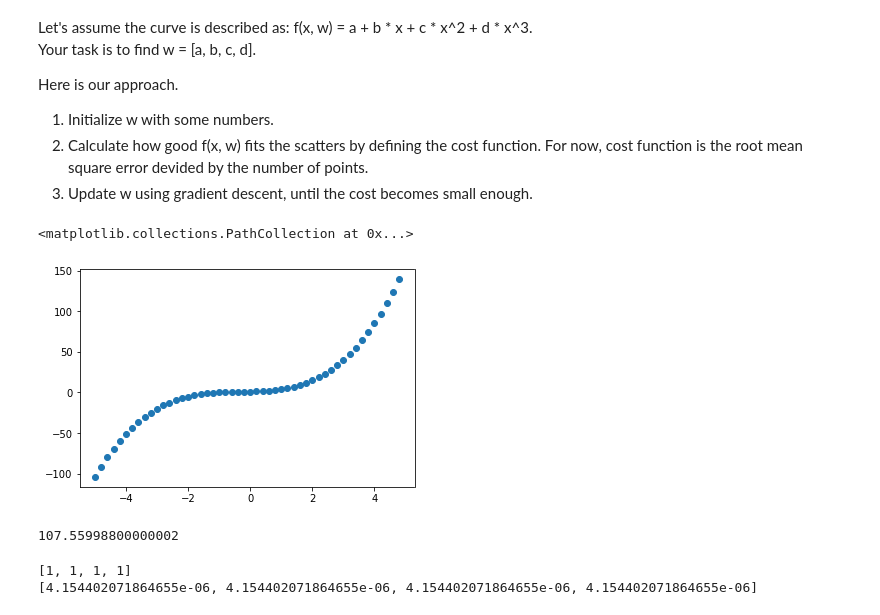
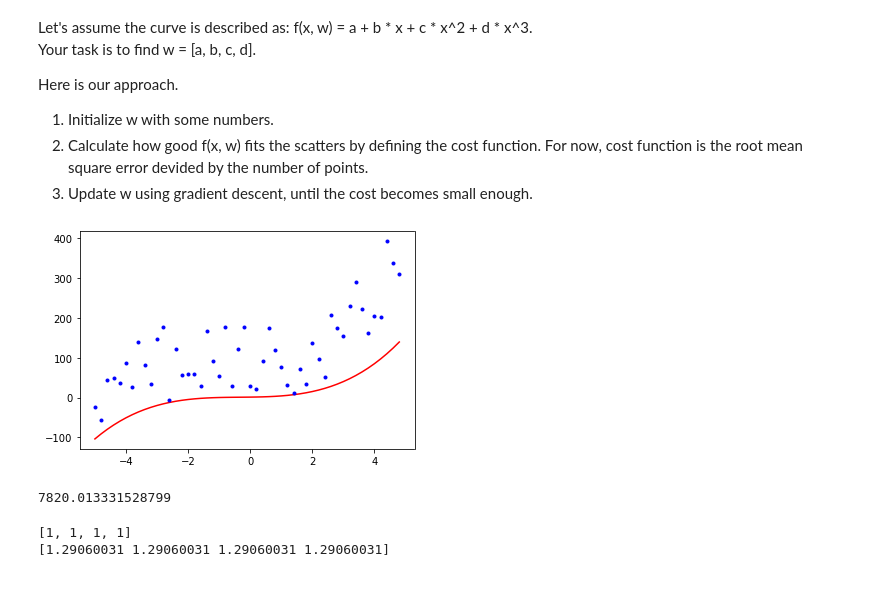
Before and after one commit to yemaozi88/speech_recognition_1, a Jupyter notebook: curve_fitting.ipynb, the cells around one changed output. Cells and saved outputs as stored; diff of their text form; code cells hidden in the pictures; blank space fills up the shorter version.

```diff
--- a/curve_fitting.ipynb
+++ b/curve_fitting.ipynb
@@ -36,18 +38,21 @@ Here is our approach.
 # %%
 # initilize w.
 w = [1, 1, 1, 1]
 
 # define function.
 def f_(x, w):
     ### WRITE YOUR OWN CODES ###
-    y = w[0] + w[1] * x + w[2] * np.power(x,2) + w[3] * np.power(x,3)
+    #y = w[0] + w[1] * x + w[2] * np.power(x,2) + w[3] * np.power(x,3)
+    y = w[0] + w[1] * x + w[2] * x ** 2 + w[3] * x ** 3
+
     return y
 
 
 # calculate predictions y
-Y_dash = f_(X, w)
+Y_predict = f_(X, w)
 # display the points.
-plt.scatter(X, Y_dash)
+plt.plot(X,Y_predict,'r-')
+plt.plot(X,Y,'b.')
+plt.show()
 # %% [output]
-<matplotlib.collections.PathCollection at 0x...>
-[figure, old version]
+[figure, new version]
@@ -65,5 +69,5 @@ def cost_function(w, predictions, targets):
 # %%
-cost = cost_function(w, Y_dash, Y)
+cost = cost_function(w, X, Y)
 print(cost)
 # %% [output]
-107.55998800000002
+7820.013331528799
@@ -94,7 +91,10 @@ def update_w(w, X, Y):
 # %%
 print(w)
-w0 = update_w(w, X, Y)
+learning_rate = 0.005
+iteration = 1000
+
+w0, cost_history, w_history = update_w(w, X, Y, learning_rate, iteration)
 print(w0)
 # %% [output]
 [1, 1, 1, 1]
-[4.154402071864655e-06, 4.154402071864655e-06, 4.154402071864655e-06, 4.154402071864655e-06]
+[1.29060031 1.29060031 1.29060031 1.29060031]
```
Also changed, not shown: parts of 9 cells of this notebook.
